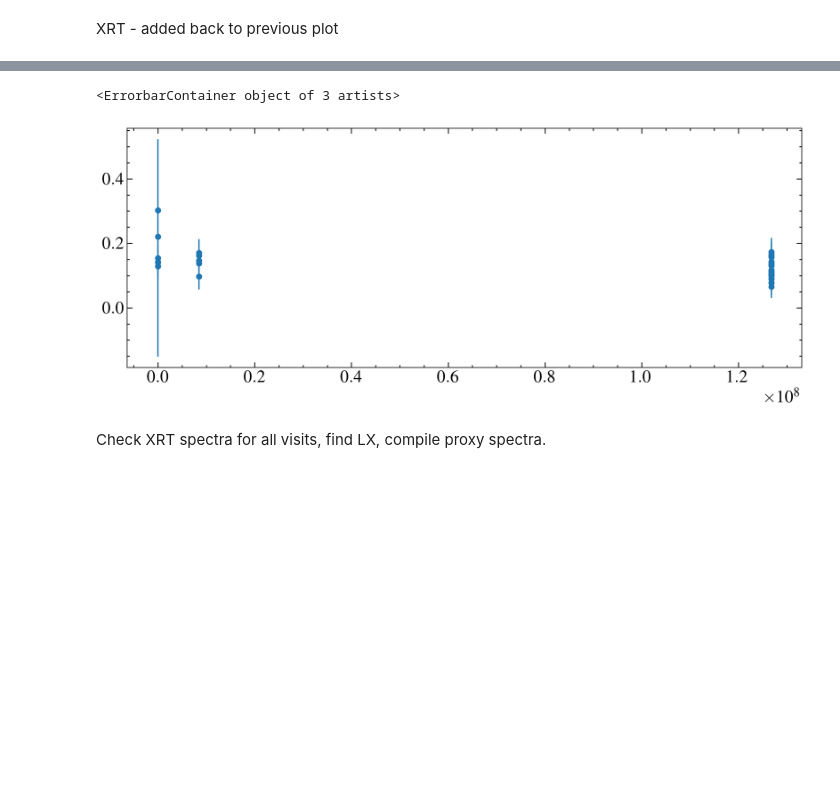
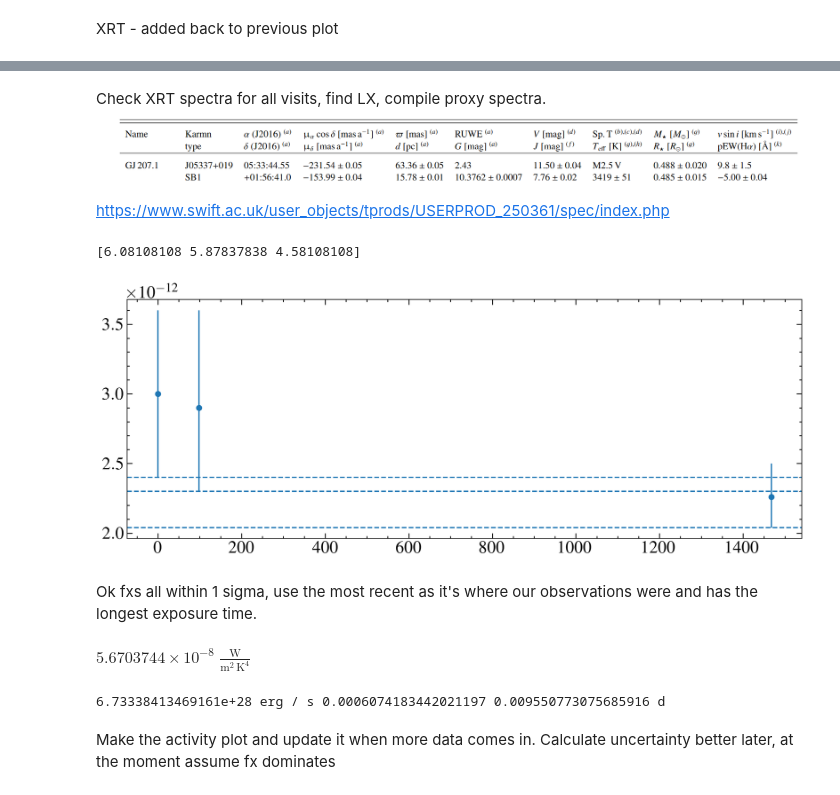
Before and after one commit to davidjwilson/gj207.1, a Jupyter notebook: gj207d1_stis.ipynb, the cells around one changed output, grey strips where cells are left out. Saved outputs shown, nothing was run; the diff lists cells and outputs as text; code cells hidden in the pictures; blank space fills up the shorter version.

```diff
--- a/gj207d1_stis.ipynb
+++ b/gj207d1_stis.ipynb
@@ -601,9 +627,55 @@ WARNING: table_id not specified. Reading the first available table [astropy.io.a
 # %%
-fig, ax = plt.subplots()
+# fig, ax = plt.subplots()
 
-ax.errorbar(stime, scounts, yerr=scounts_e, marker='o', ls='none')
+# ax.errorbar(stime, scounts, yerr=scounts_e, marker='o', ls='none')
-# %% [output]
-<ErrorbarContainer object of 3 artists>
-[figure, removed]
 # %% [markdown]
 Check XRT spectra for all visits, find LX, compile proxy spectra.
+![image.png](attachment:ac0c1587-574a-4480-819f-6306974f8d25.png)
+
+https://www.swift.ac.uk/user_objects/tprods/USERPROD_250361/spec/index.php
+# %%
+fxs = [3e-12, 2.9e-12, 2.26e-12] # erg/s/cm2
+fxeu = [0.6e-12, 0.7e-12, 0.24e-12]
+fxel = [0.6e-12, 0.6e-12,0.22e-12]
+kts = [0.83, 1.01, 0.839]
+kteu = [0.13, 0.25, 0.073]
+ktel =[0.19, 0.17, 0.111]
+t0s = ['2021-08-07T13:00:34', '2021-11-13T23:10:34', '2025-08-13T22:44:24'] # from archive
+t0s = Time(t0s, format='isot', scale='utc')
+t0smjd = t0s.mjd
+t0 = min(t0mjd)
+# t0mjd
+fig, ax = plt.subplots()
+
+ax.errorbar(t0smjd - t0, fxs, yerr=[fxel, fxeu], ls ='none', marker='o')
+[ax.axhline(fx - el, ls='--') for fx, el in zip(fxs, fxel)]
+
+print(fxs/(np.mean([fxeu, fxel])))
+# %% [output]
+[6.08108108 5.87837838 4.58108108]
+[figure, added]
+# %% [markdown]
+Ok fxs all within 1 sigma, use the most recent as it's where our observations were and has the longest exposure time.
+# %%
+const.sigma_sb
+# %% [output]
+$5.6703744 \times 10^{-8} \; \mathrm{\frac{W}{m^{2}\,K^{4}}}$
+# %%
+prot = 0.60435 *u.d
+# r0
+vmag = 11.5 #b+21
+ksmag = 6.855 #vizer
+# log τ = 0.64+0.10−0.12 + 0.25+0.08−0.07 (V − Ks ), wright+18
+logtau = 0.64 + 0.25*(vmag -ksmag)
+Ro = prot/ 10**logtau
+teff = 3419*u.K
+Rstar = 0.485*u.Rsun
+Lstar = (const.sigma_sb * 4* np.pi * (Rstar.to(u.m))**2 * teff**4).to(u.erg/u.s)
+dstar = 15.78 *u.pc
+fx, fxe = 2.26e-12, 0.23e-12 # 3rd observation
+Lx = fx*(u.erg/u.s/u.cm**2) * 4*np.pi*(dstar.to(u.cm))**2
+print(Lx, Lx/Lstar, Ro)
+# %% [output]
+6.73338413469161e+28 erg / s 0.0006074183442021197 0.009550773075685916 d
+# %% [markdown]
+Make the activity plot and update it when more data comes in. Calculate uncertainty better later, at the moment assume fx dominates
```
Also changed, not shown: parts of 15 cells of this notebook, 5 other files.
